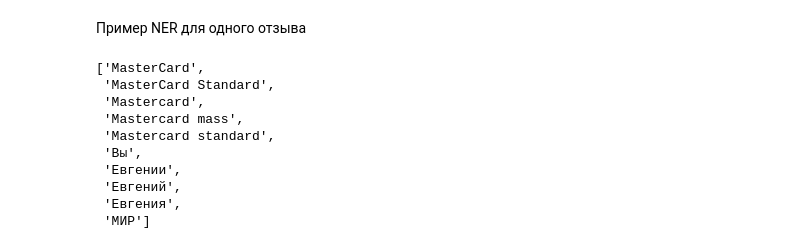
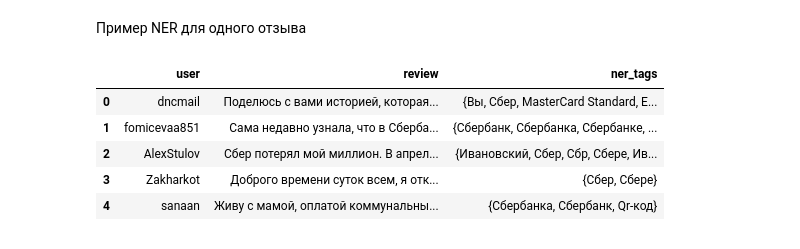
Before and after one commit to shtrausslearning/otus_nlp_course, a Jupyter notebook: 3_Классические методы NLP/11_Задача NER/preset_NER.ipynb, the cells around one changed output. Cells and saved outputs as stored; diff of their text form; code cells hidden in the pictures.

```diff
--- a/3_Классические методы NLP/11_Задача NER/preset_NER.ipynb
+++ b/3_Классические методы NLP/11_Задача NER/preset_NER.ipynb
@@ -368,20 +368,17 @@ user_review = user_review[:50]
 actual_review = actual_review[:50]
 # %%
 res_ners = []
-for user, text in tqdm(zip(user_review,actual_review)):
-    res_ners.append((user, sorted(get_ner(text))))
+for text in tqdm(actual_review):
+    res_ners.append(get_ner(text))
 # %% [markdown]
 Пример NER для одного отзыва
-# %%
-res_ners[0][1][:10]
-# %% [output]
-['MasterCard',
- 'MasterCard Standard',
- 'Mastercard',
- 'Mastercard mass',
- 'Mastercard standard',
- 'Вы',
- 'Евгении',
- 'Евгений',
- 'Евгения',
- 'МИР']
+# %%
+ner_tagged = pd.DataFrame({'user':user_review,'review':actual_review,'ner_tags':res_ners})
+ner_tagged.head()
+# %% [output]
+|  | user | review | ner_tags |
+| 0 | dncmail | Поделюсь с вами историей, которая... | {Вы, Сбер, MasterCard Standard, Е... |
+| 1 | fomicevaa851 | Сама недавно узнала, что в Сберба... | {Сбербанк, Сбербанка, Сбербанке, ... |
+| 2 | AlexStulov | Сбер потерял мой миллион. В апрел... | {Ивановский, Сбер, Сбр, Сбере, Ив... |
+| 3 | Zakharkot | Доброго времени суток всем, я отк... | {Сбер, Сбере} |
+| 4 | sanaan | Живу с мамой, оплатой коммунальны... | {Сбербанка, Сбербанк, Qr-код} |
```
Also changed, not shown: parts of 2 cells of this notebook.
